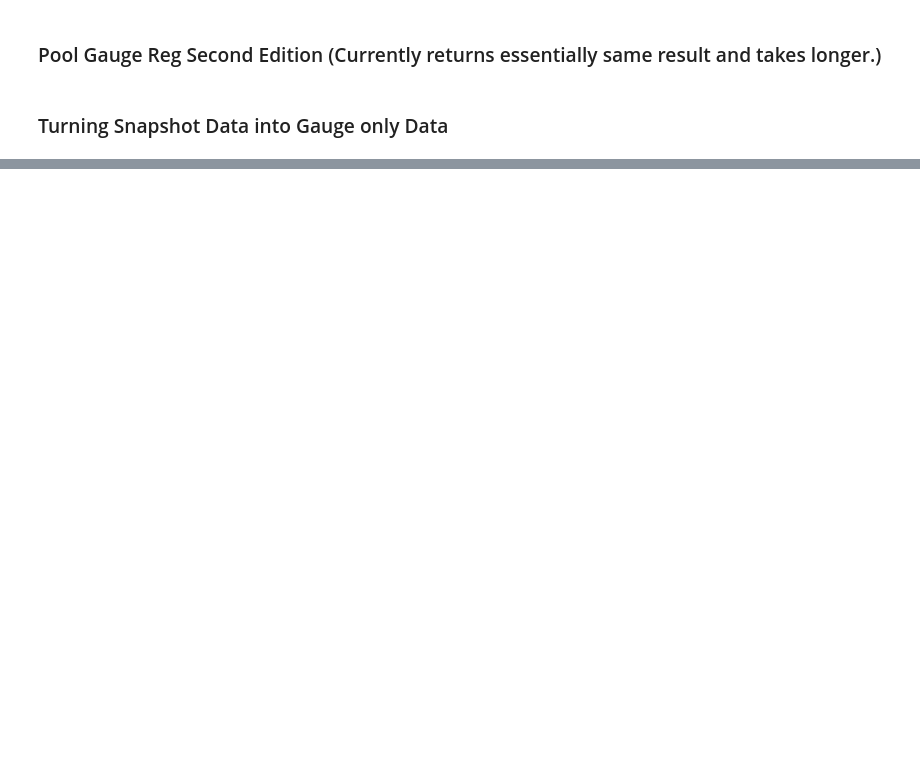
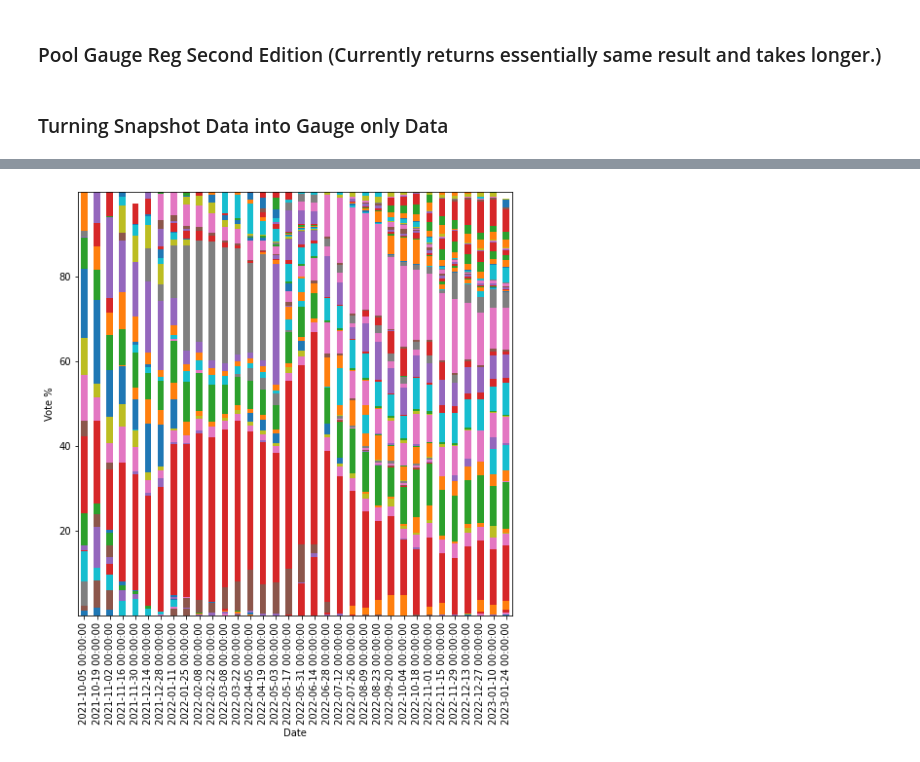
Before and after one commit to DoominEth/Web3DataSandbox, a Jupyter notebook: Untitled.ipynb, the cells around one changed output, grey strips where cells are left out. Saved outputs shown, nothing was run; the diff lists cells and outputs as text; code cells hidden in the pictures; blank space fills up the shorter version.

Commit message:
All Gauge Voting Data

```diff
--- a/Untitled.ipynb
+++ b/Untitled.ipynb
@@ -641,0 +994,9 @@ gaugeData.loc[20,'choices']
+# %%
+df = pd.read_excel("Final_Data_Frame2.xlsx")
+dfVotes = df.pivot_table(index='DateTime', columns='GaugeControllerIndex', values='vote%', aggfunc='sum')
+
+ax = dfVotes.plot(kind='bar', stacked=True, xlabel='Date', ylabel='Vote %', figsize=(8,8))
+ax.legend_.remove()
+plt.show()
+# %% [output]
+[figure, added]
```
Also changed, not shown: parts of 99 cells of this notebook.
